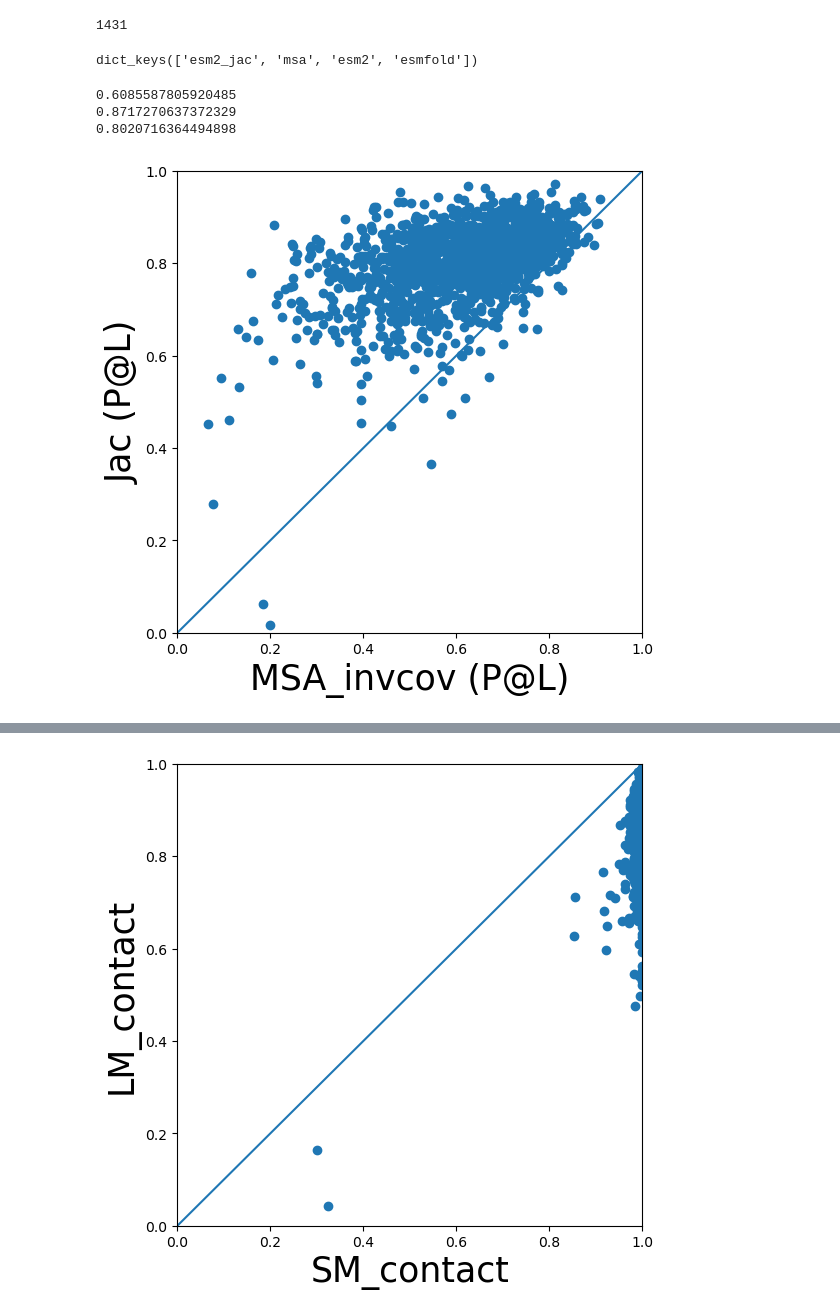
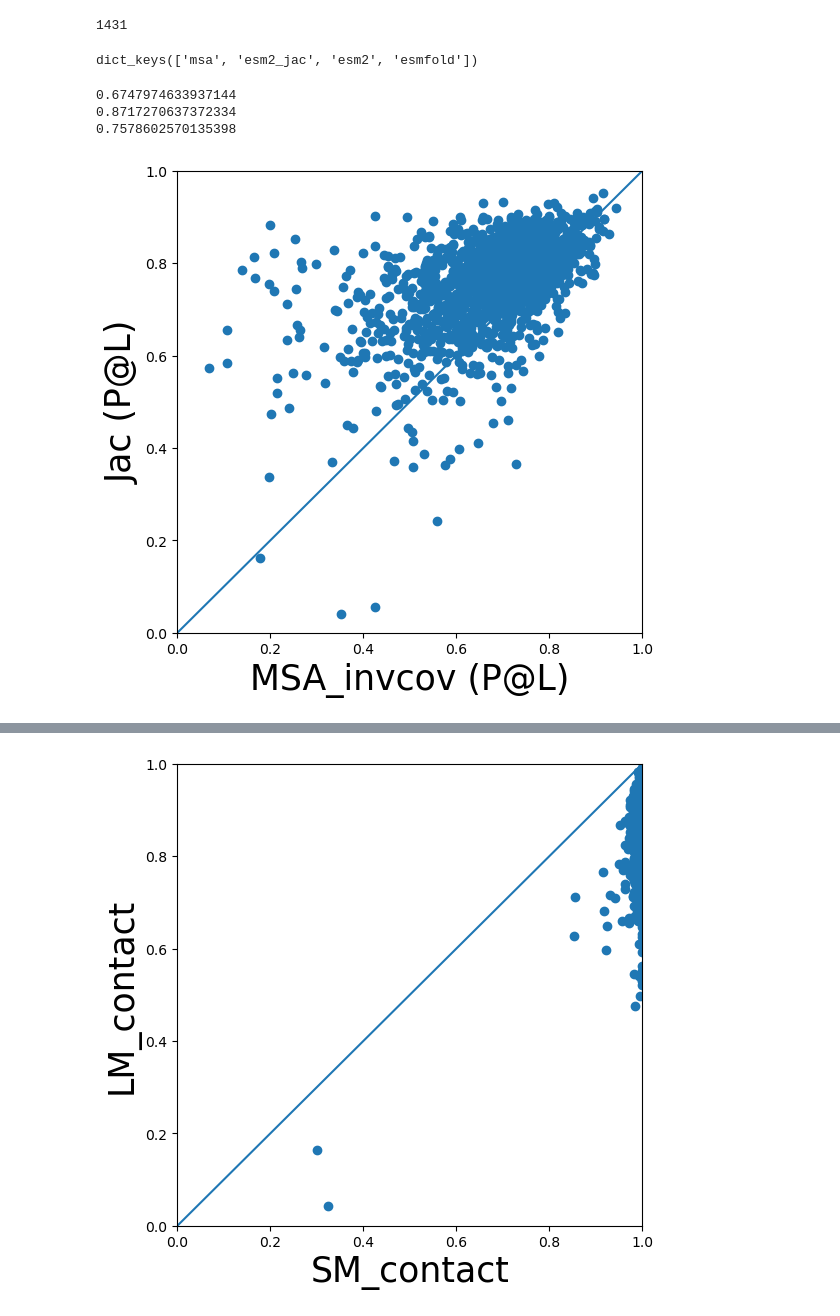
Before and after one commit to zzhangzzhang/pLMs-interpretability, a Jupyter notebook: jac/04_plot_compare_PatL.ipynb, the cells around one changed output, grey strips where cells are left out. Drawn from its saved outputs; the diff is of its cells as text; code cells hidden in the pictures.

```diff
--- a/jac/04_plot_compare_PatL.ipynb
+++ b/jac/04_plot_compare_PatL.ipynb
@@ -2,8 +2,12 @@
 import json
 import matplotlib.pyplot as plt
 # %%
-with open('../results/precision_24res_apart.json', 'r') as file:
+with open('../results/revision/corr/precision_24res_apart_jac3.json', 'r') as file:
     precision = json.load(file)
+
+
+#with open('../../../so_jac/precision_24res_apart_jac_full.json', 'r') as file:
+#    precision = json.load(file)
 # %%
 len(precision.keys())
 # %% [output]
@@ -11,7 +15,7 @@ len(precision.keys())
 # %%
 precision['3KS6A'].keys()
 # %% [output]
-dict_keys(['esm2_jac', 'msa', 'esm2', 'esmfold'])
+dict_keys(['msa', 'esm2_jac', 'esm2', 'esmfold'])
 # %%
 def calculate_mean(score_type):
     count = 0
@@ -24,9 +28,9 @@ print(calculate_mean('msa'))
 print(calculate_mean('esm2'))
 print(calculate_mean('esm2_jac'))
 # %% [output]
-0.6085587805920485
-0.8717270637372329
-0.8020716364494898
+0.6747974633937144
+0.8717270637372334
+0.7578602570135398
 # %%
 def plot_precision(info1, info2, label1, label2, name):
     fig, ax = plt.subplots(figsize=(6, 6))
@@ -46,7 +50,7 @@ def plot_precision(info1, info2, label1, label2, name):
     plt.show()
 # %%
-plot_precision('msa', 'esm2_jac', 'MSA_invcov (P@L)', 'Jac (P@L)', 'msa_esm2_jac_precision.svg')
+plot_precision('msa', 'esm2_jac', 'MSA_invcov (P@L)', 'Jac (P@L)', 'jacv1_msa_esm2_jac3_precision.svg')
 plt.show()
 # %% [output]
-[figure, old version]
+[figure, new version]
 # %%
```
Also changed, not shown: parts of 4 cells of this notebook.
